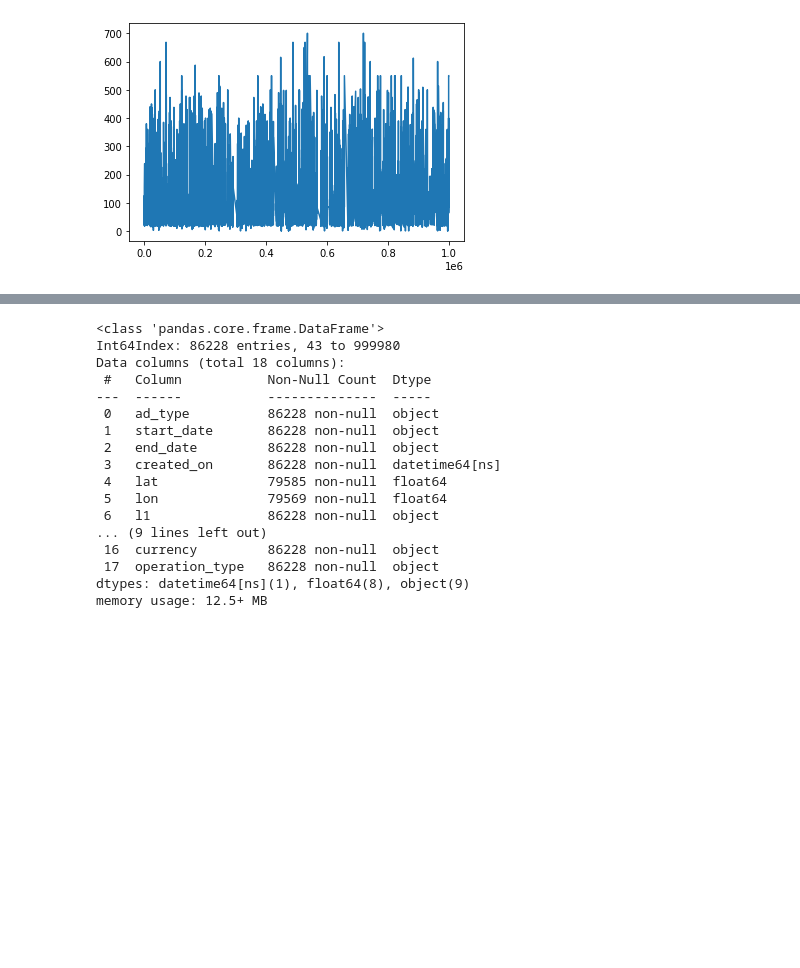
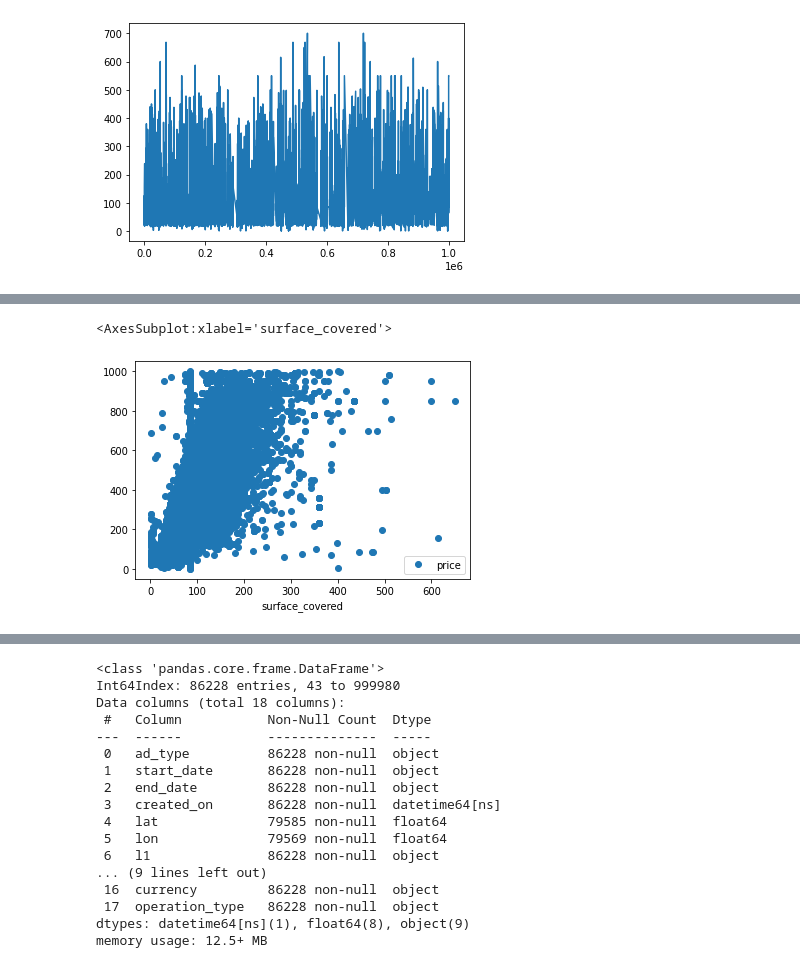
Before and after one commit to crisnicogonzalez/tp-final-isi, a Jupyter notebook: process data.ipynb, the cells around one changed output, grey strips where cells are left out. Cells and saved outputs as stored; diff of their text form; code cells hidden in the pictures; blank space fills up the shorter version.

```diff
--- a/process data.ipynb
+++ b/process data.ipynb
@@ -105,0 +113,5 @@ df['surface_covered'].plot()
+# %%
+df.plot(x='surface_covered', y='price', style='o')
+# %% [output]
+<AxesSubplot:xlabel='surface_covered'>
+[figure, added]
```
Also changed, not shown: parts of 3 cells of this notebook.
